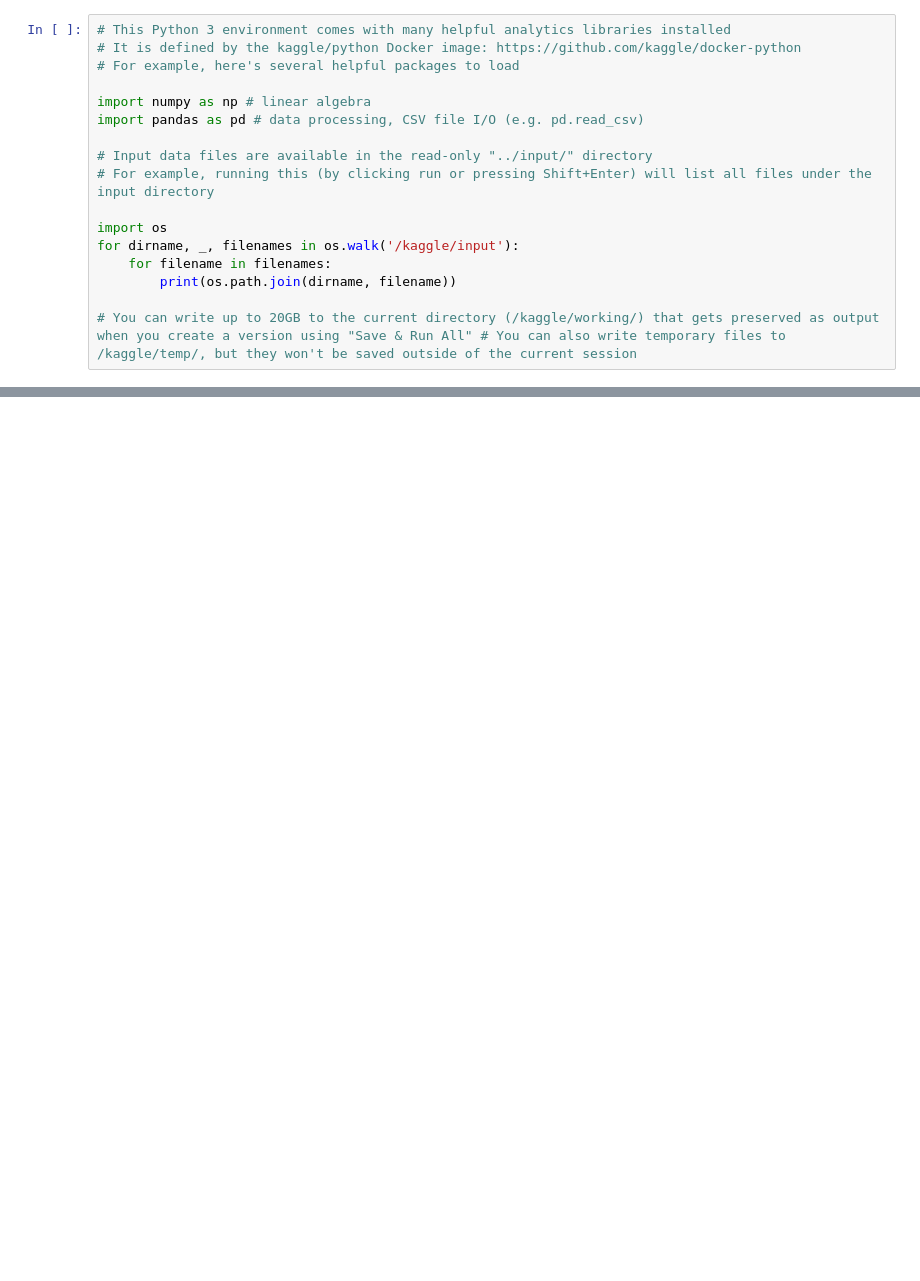
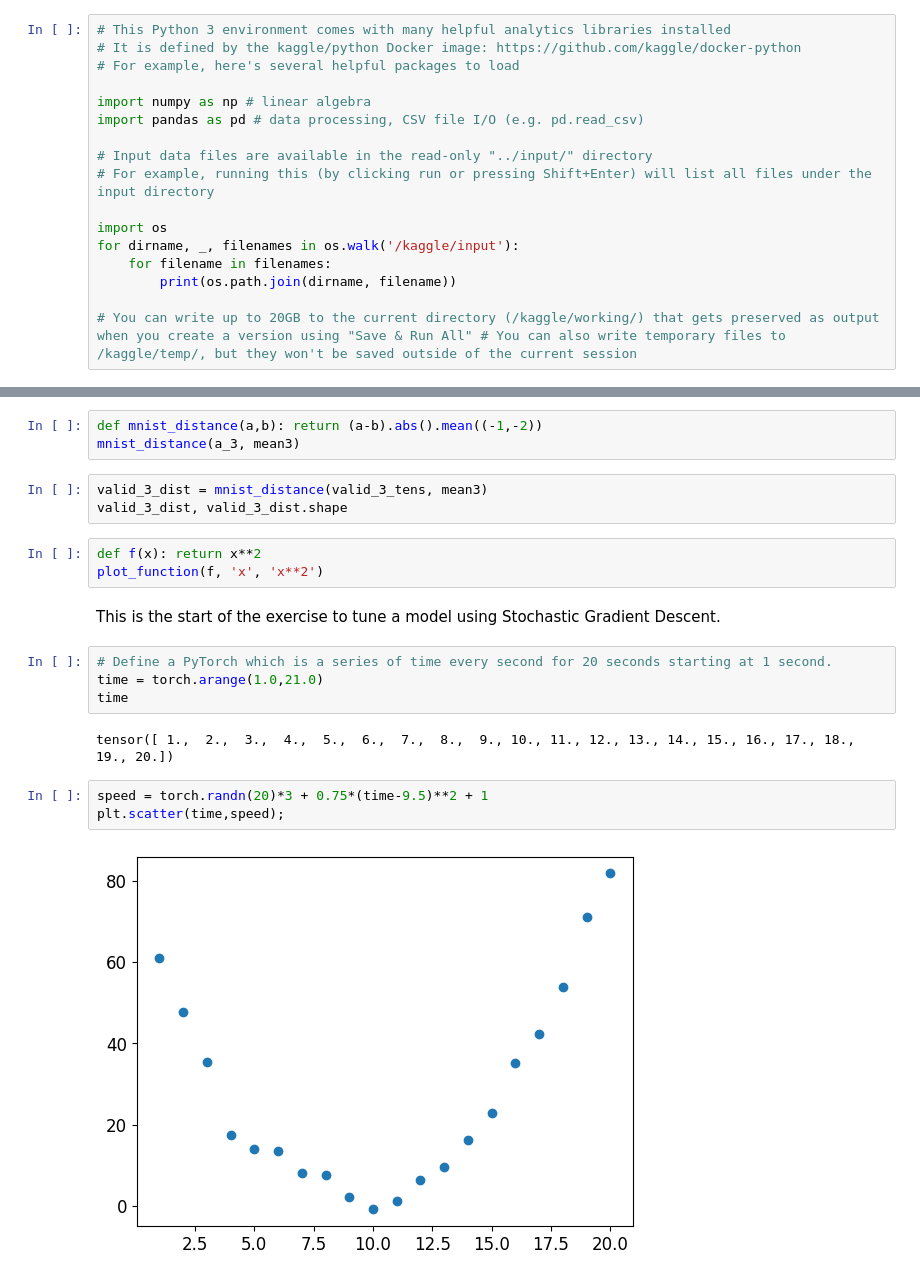
Before and after one commit to dphummel/AI, a Jupyter notebook: 3-or-7.ipynb, the cells around one changed output, grey strips where cells are left out. Saved outputs shown, nothing was run; the diff lists cells and outputs as text; blank space fills up the shorter version.

```diff
--- a/3-or-7.ipynb
+++ b/3-or-7.ipynb
@@ -69,0 +91,22 @@ df.style.set_properties(**{'font-size':'6pt'}).background_gradient('Greys')
+# %%
+def mnist_distance(a,b): return (a-b).abs().mean((-1,-2))
+mnist_distance(a_3, mean3)
+# %%
+valid_3_dist = mnist_distance(valid_3_tens, mean3)
+valid_3_dist, valid_3_dist.shape
+# %%
+def f(x): return x**2
+plot_function(f, 'x', 'x**2')
+# %% [markdown]
+This is the start of the exercise to tune a model using Stochastic Gradient Descent.
+# %%
+# Define a PyTorch which is a series of time every second for 20 seconds starting at 1 second.
+time = torch.arange(1.0,21.0)
+time
+# %% [output]
+tensor([ 1.,  2.,  3.,  4.,  5.,  6.,  7.,  8.,  9., 10., 11., 12., 13., 14., 15., 16., 17., 18., 19., 20.])
+# %%
+speed = torch.randn(20)*3 + 0.75*(time-9.5)**2 + 1
+plt.scatter(time,speed);
+# %% [output]
+[figure, added]
```
Also changed, not shown: parts of 35 cells of this notebook.
